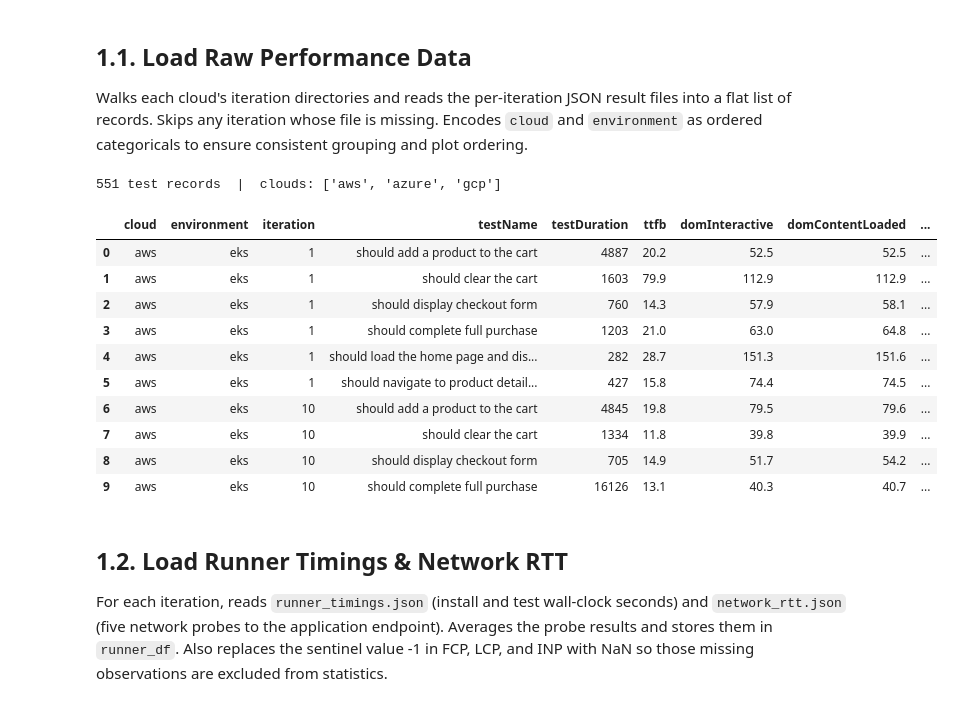
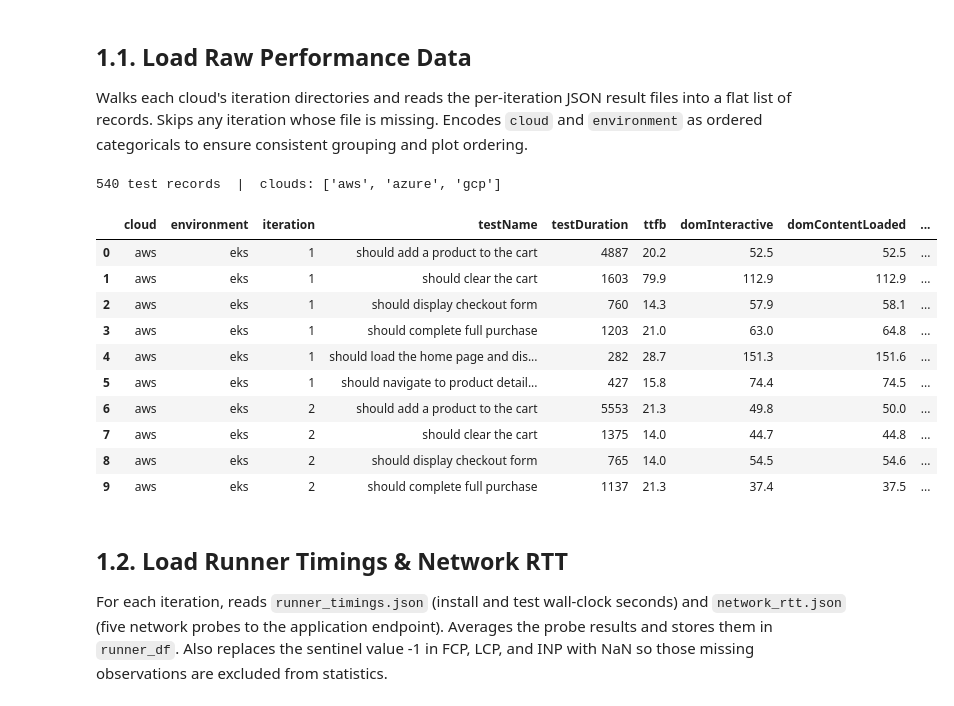
Before and after one commit to asuujx/master-thesis, a Jupyter notebook: data/descriptive.ipynb, the cells around one changed output. Cells and saved outputs as stored; diff of their text form; code cells hidden in the pictures.

```diff
--- a/data/descriptive.ipynb
+++ b/data/descriptive.ipynb
@@ -35,34 +46,28 @@ sns.set_theme(style='whitegrid')
 ## 1.1. Load Raw Performance Data
 Walks each cloud's iteration directories and reads the per-iteration JSON result files into a flat list of records. Skips any iteration whose file is missing. Encodes `cloud` and `environment` as ordered categoricals to ensure consistent grouping and plot ordering.
 # %%
-records = []
-for cloud, (env, run_dir) in CLOUDS.items():
-    for it_dir in sorted(run_dir.glob('iteration-*')):
-        jf = it_dir / f'{cloud}_{env}.json'
-        if not jf.exists():
-            continue
-        for r in json.loads(jf.read_text()):
-            records.append(r)
+# Load from the canonical pre-aggregated CSV (540 records: 30 iter × 6 tests × 3 clouds).
+# Raw JSON files contain retry attempts; raw.csv excludes them — use this as the single source of truth.
 
-df = pd.DataFrame(records)
+df = pd.read_csv(ROOT / 'data' / 'raw.csv')
 df['cloud'] = pd.Categorical(df['cloud'], categories=['aws', 'azure', 'gcp'])
 df['environment'] = pd.Categorical(df['environment'], categories=['eks', 'aks', 'gke'])
 
 print(f'{len(df):,} test records  |  clouds: {df["cloud"].unique().tolist()}')
 df[['cloud', 'environment', 'iteration', 'testName'] + PERF_METRICS].head(10)
 # %% [output]
-551 test records  |  clouds: ['aws', 'azure', 'gcp']
+540 test records  |  clouds: ['aws', 'azure', 'gcp']
 |  | cloud | environment | iteration | testName | testDuration | ttfb | domInteractive | domContentLoaded | ... |
 | 0 | aws | eks | 1 | should add a product to the cart | 4887 | 20.2 | 52.5 | 52.5 | ... |
 | 1 | aws | eks | 1 | should clear the cart | 1603 | 79.9 | 112.9 | 112.9 | ... |
 | 2 | aws | eks | 1 | should display checkout form | 760 | 14.3 | 57.9 | 58.1 | ... |
 | 3 | aws | eks | 1 | should complete full purchase | 1203 | 21.0 | 63.0 | 64.8 | ... |
 | 4 | aws | eks | 1 | should load the home page and dis... | 282 | 28.7 | 151.3 | 151.6 | ... |
 | 5 | aws | eks | 1 | should navigate to product detail... | 427 | 15.8 | 74.4 | 74.5 | ... |
-| 6 | aws | eks | 10 | should add a product to the cart | 4845 | 19.8 | 79.5 | 79.6 | ... |
-| 7 | aws | eks | 10 | should clear the cart | 1334 | 11.8 | 39.8 | 39.9 | ... |
-| 8 | aws | eks | 10 | should display checkout form | 705 | 14.9 | 51.7 | 54.2 | ... |
-| 9 | aws | eks | 10 | should complete full purchase | 16126 | 13.1 | 40.3 | 40.7 | ... |
+| 6 | aws | eks | 2 | should add a product to the cart | 5553 | 21.3 | 49.8 | 50.0 | ... |
+| 7 | aws | eks | 2 | should clear the cart | 1375 | 14.0 | 44.7 | 44.8 | ... |
+| 8 | aws | eks | 2 | should display checkout form | 765 | 14.0 | 54.5 | 54.6 | ... |
+| 9 | aws | eks | 2 | should complete full purchase | 1137 | 21.3 | 37.4 | 37.5 | ... |
 # %% [markdown]
 ## 1.2. Load Runner Timings & Network RTT
 For each iteration, reads `runner_timings.json` (install and test wall-clock seconds) and `network_rtt.json` (five network probes to the application endpoint). Averages the probe results and stores them in `runner_df`. Also replaces the sentinel value -1 in FCP, LCP, and INP with NaN so those missing observations are excluded from statistics.
```
Also changed, not shown: parts of 42 cells of this notebook.
